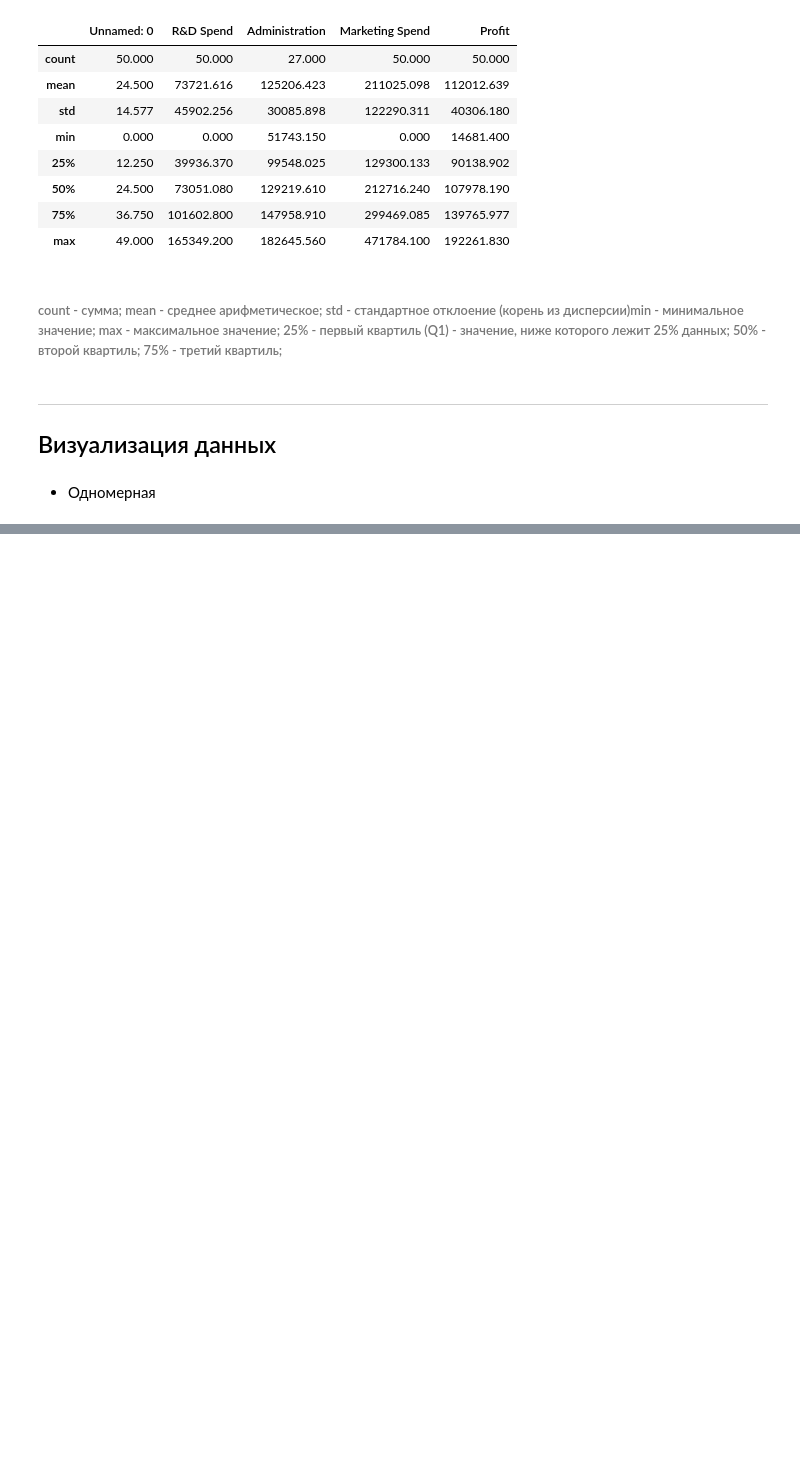
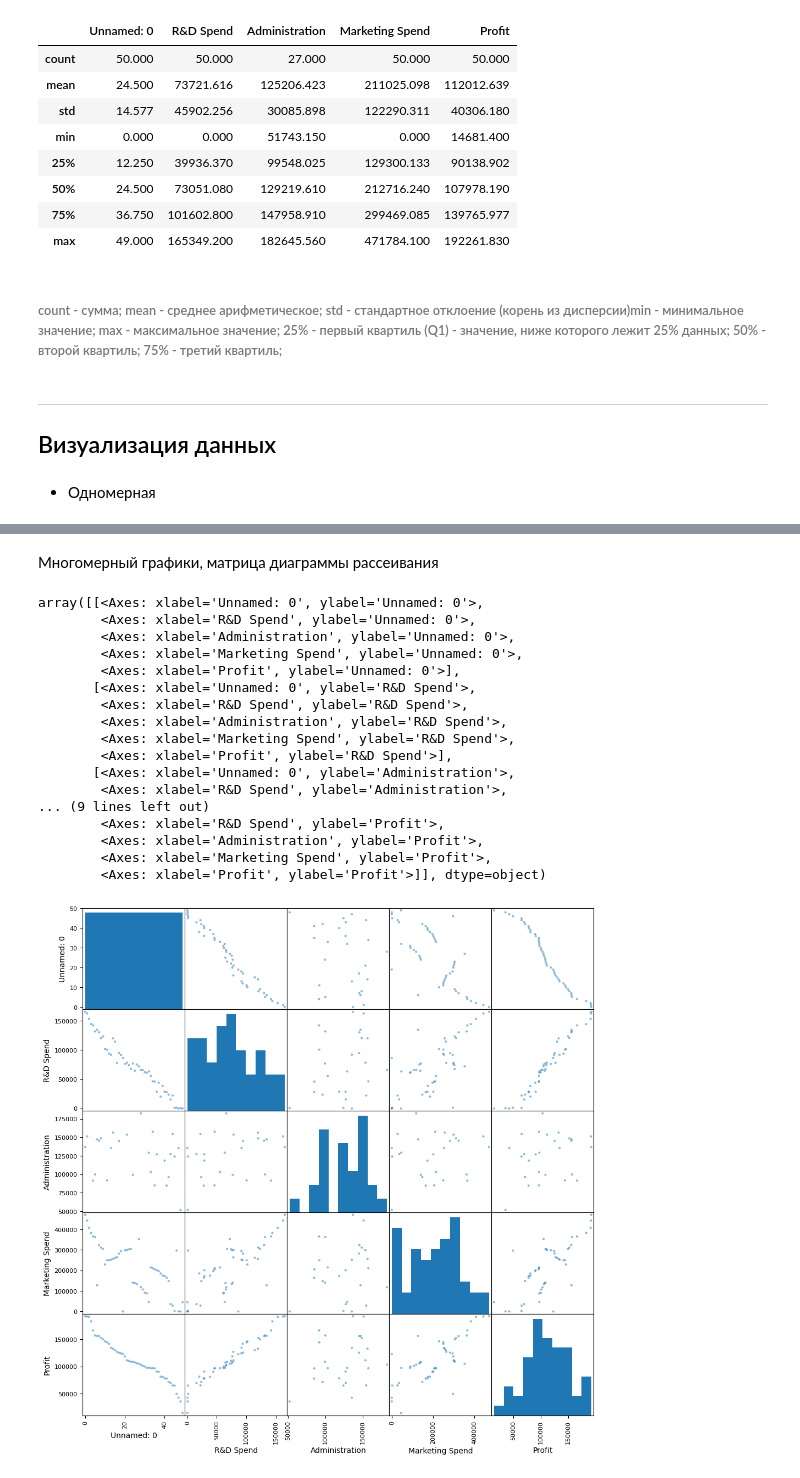
Before and after one commit to Temchik-X/DataMiningML, a Jupyter notebook: Lab_1.ipynb, the cells around one changed output, grey strips where cells are left out. Saved outputs shown, nothing was run; the diff lists cells and outputs as text; code cells hidden in the pictures; blank space fills up the shorter version.

```diff
--- a/Lab_1.ipynb
+++ b/Lab_1.ipynb
@@ -106,0 +113,23 @@ plt.show()
+# %% [markdown]
+Многомерный графики, матрица диаграммы рассеивания
+# %%
+scatter_matrix(dataset, figsize=(12,12))
+# %% [output]
+array([[<Axes: xlabel='Unnamed: 0', ylabel='Unnamed: 0'>,
+        <Axes: xlabel='R&D Spend', ylabel='Unnamed: 0'>,
+        <Axes: xlabel='Administration', ylabel='Unnamed: 0'>,
+        <Axes: xlabel='Marketing Spend', ylabel='Unnamed: 0'>,
+        <Axes: xlabel='Profit', ylabel='Unnamed: 0'>],
+       [<Axes: xlabel='Unnamed: 0', ylabel='R&D Spend'>,
+        <Axes: xlabel='R&D Spend', ylabel='R&D Spend'>,
+        <Axes: xlabel='Administration', ylabel='R&D Spend'>,
+        <Axes: xlabel='Marketing Spend', ylabel='R&D Spend'>,
+        <Axes: xlabel='Profit', ylabel='R&D Spend'>],
+       [<Axes: xlabel='Unnamed: 0', ylabel='Administration'>,
+        <Axes: xlabel='R&D Spend', ylabel='Administration'>,
+... (9 lines left out)
+        <Axes: xlabel='R&D Spend', ylabel='Profit'>,
+        <Axes: xlabel='Administration', ylabel='Profit'>,
+        <Axes: xlabel='Marketing Spend', ylabel='Profit'>,
+        <Axes: xlabel='Profit', ylabel='Profit'>]], dtype=object)
+[figure, added]
```
Also changed, not shown: parts of 4 cells of this notebook.
